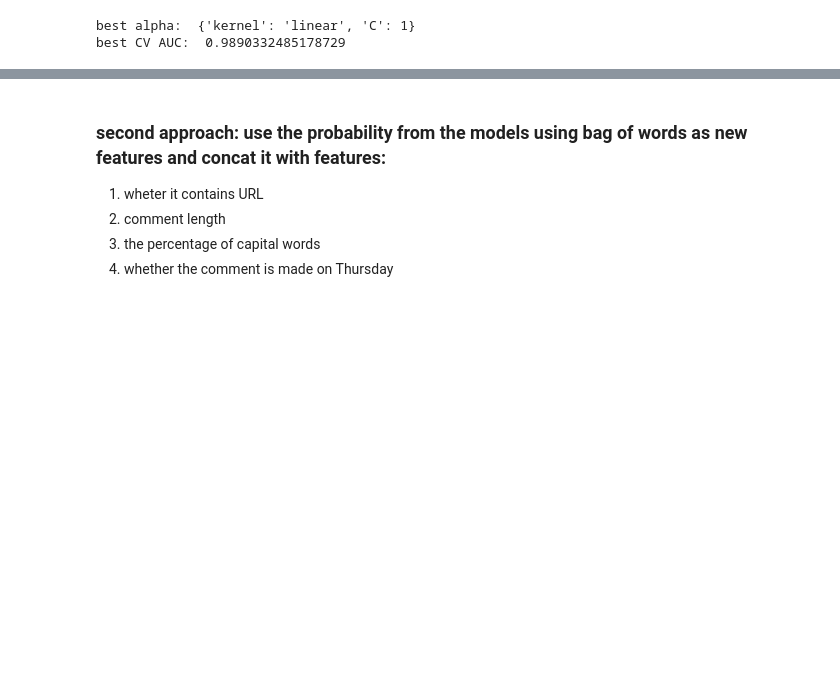
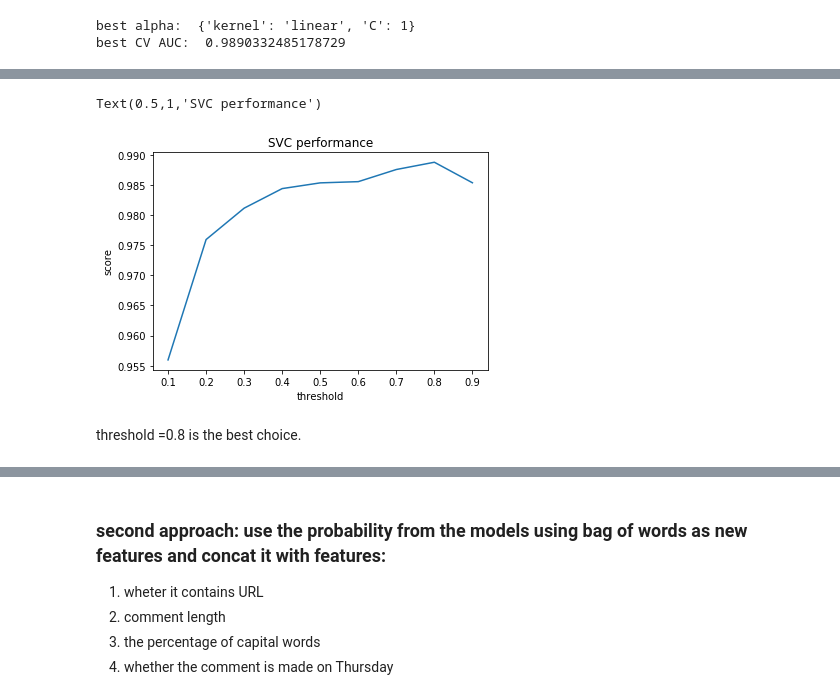
Before and after one commit to kalpananagireddy/Springboard-DataScience-Bootcamp, a Jupyter notebook: spam_filter_proj/Spam_filter_version2_ROC.ipynb, the cells around one changed output, grey strips where cells are left out. Cells and saved outputs as stored; diff of their text form; code cells hidden in the pictures; blank space fills up the shorter version.

```diff
--- a/spam_filter_proj/Spam_filter_version2_ROC.ipynb
+++ b/spam_filter_proj/Spam_filter_version2_ROC.ipynb
@@ -1028,3 +1030,7 @@ print("best CV AUC: ",grid_svc.best_score_)
 # %% [output]
 best alpha:  {'kernel': 'linear', 'C': 1}
 best CV AUC:  0.9890332485178729
+# %%
+# choose the best threshold
+
+score_svc=model_evaluation(threshold,model_svc_concat,feature_new,y_train)
@@ -1030,0 +1055,10 @@ best CV AUC:  0.9890332485178729
+# %%
+plt.plot(threshold,score_svc)
+plt.xlabel('threshold')
+plt.ylabel('score')
+plt.title('SVC performance')
+# %% [output]
+Text(0.5,1,'SVC performance')
+[figure, added]
+# %% [markdown]
+threshold =0.8 is the best choice.
```
Also changed, not shown: parts of 25 cells of this notebook.
